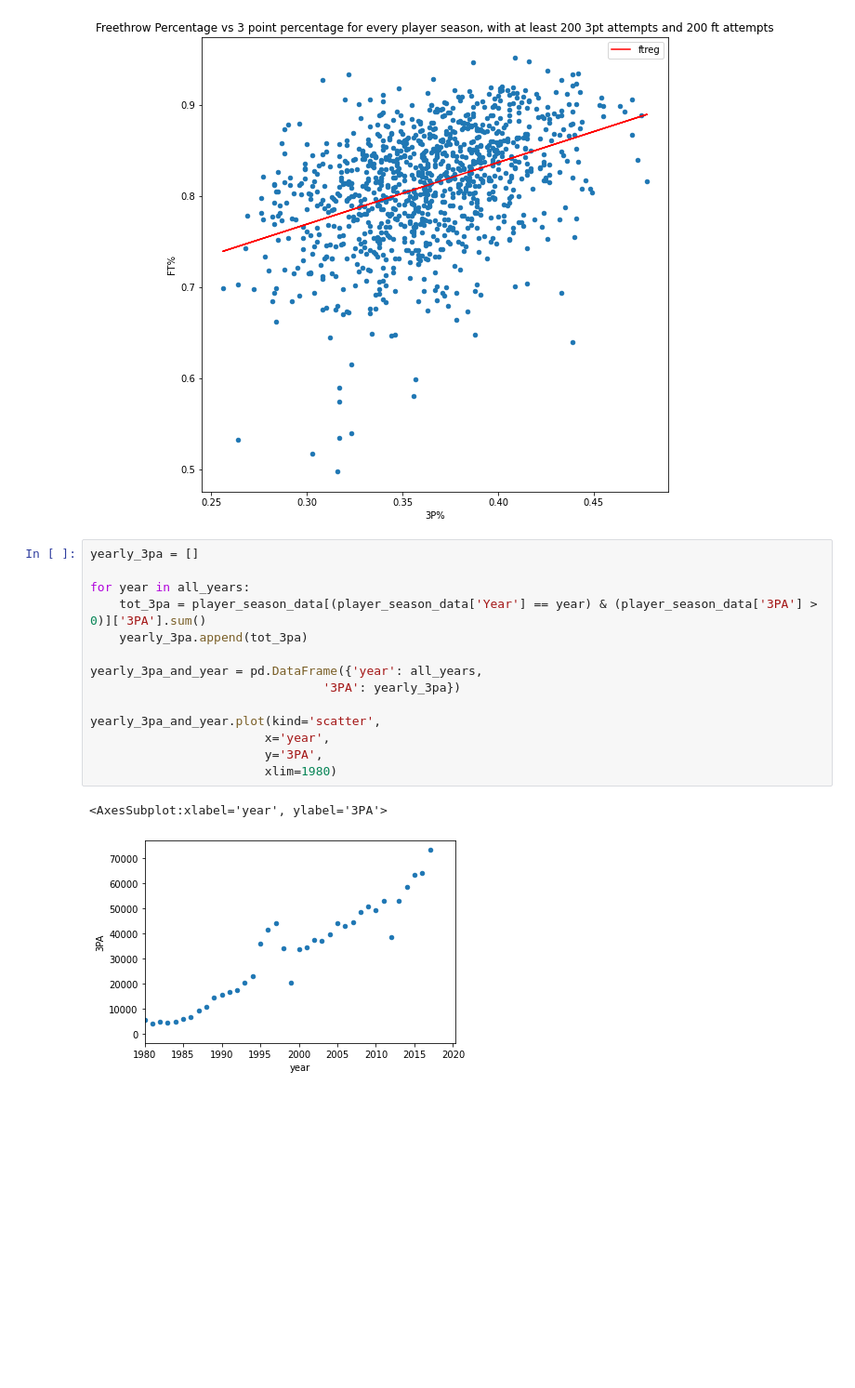
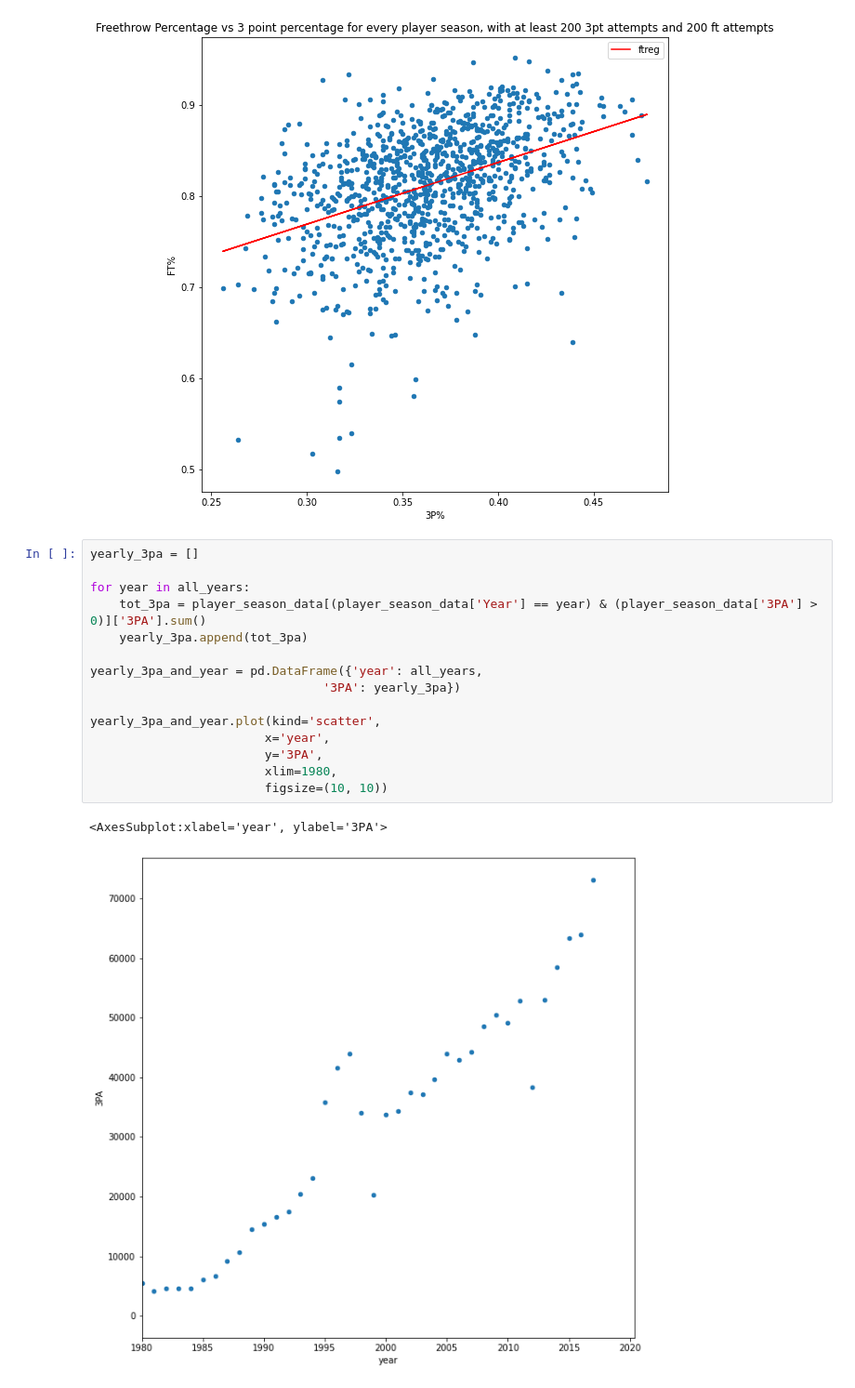
Before and after one commit to eliskol/machine-learning, a Jupyter notebook: analysis/analysis.ipynb, the cells around one changed output. Shown at 93% size. Cells and saved outputs as stored; diff of their text form; blank space fills up the shorter version.

```diff
--- a/analysis/analysis.ipynb
+++ b/analysis/analysis.ipynb
@@ -92,17 +94,18 @@ filter_player_season_data_for_3p_and_ft.plot(x='3P%', y='ftreg', color='Red', ax
 # %%
 yearly_3pa = []
 
 for year in all_years:
     tot_3pa = player_season_data[(player_season_data['Year'] == year) & (player_season_data['3PA'] > 0)]['3PA'].sum()
     yearly_3pa.append(tot_3pa)
 
 yearly_3pa_and_year = pd.DataFrame({'year': all_years,
                                 '3PA': yearly_3pa})
 
 yearly_3pa_and_year.plot(kind='scatter',
                         x='year',
                         y='3PA',
-                        xlim=1980)
+                        xlim=1980,
+                        figsize=(10, 10))
 # %% [output]
 <AxesSubplot:xlabel='year', ylabel='3PA'>
-[figure, old version]
+[figure, new version]
```
Also changed, not shown: parts of 4 cells of this notebook.
